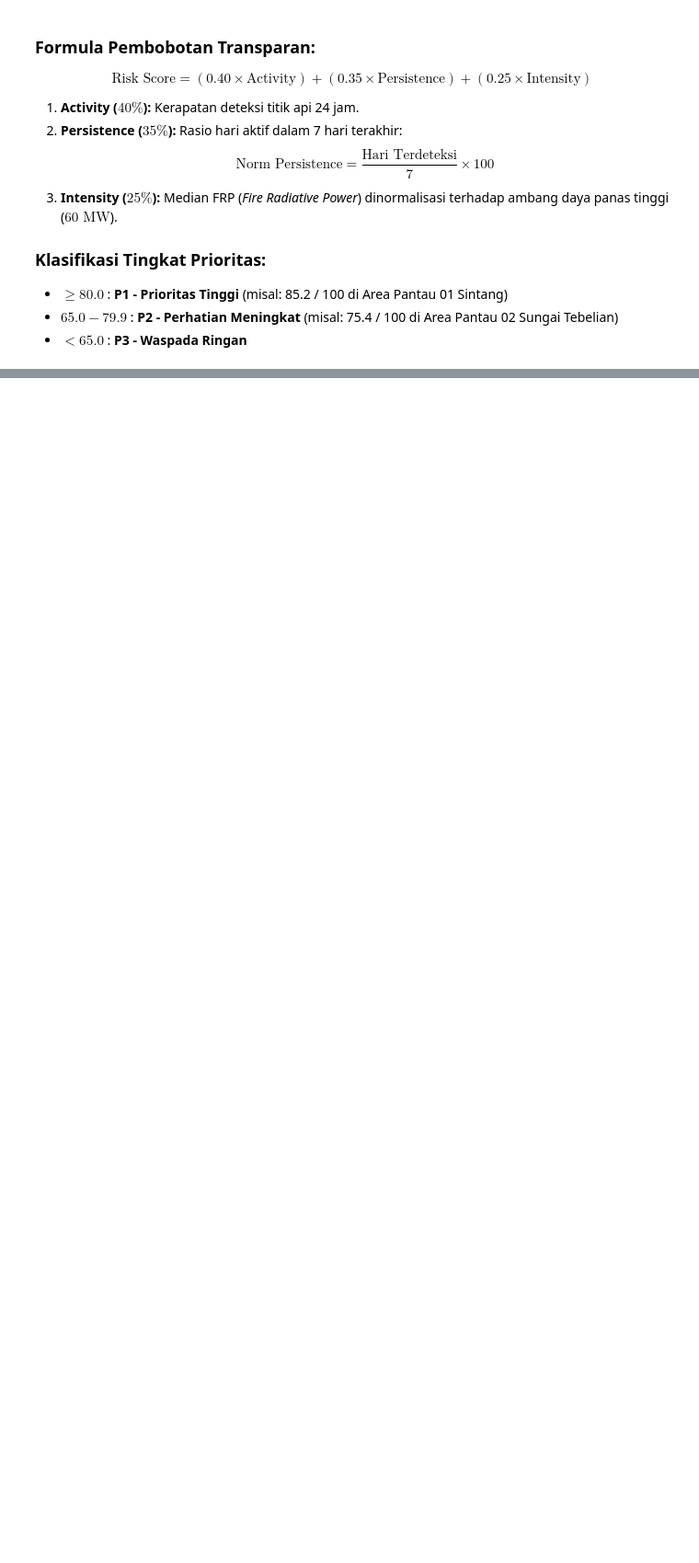
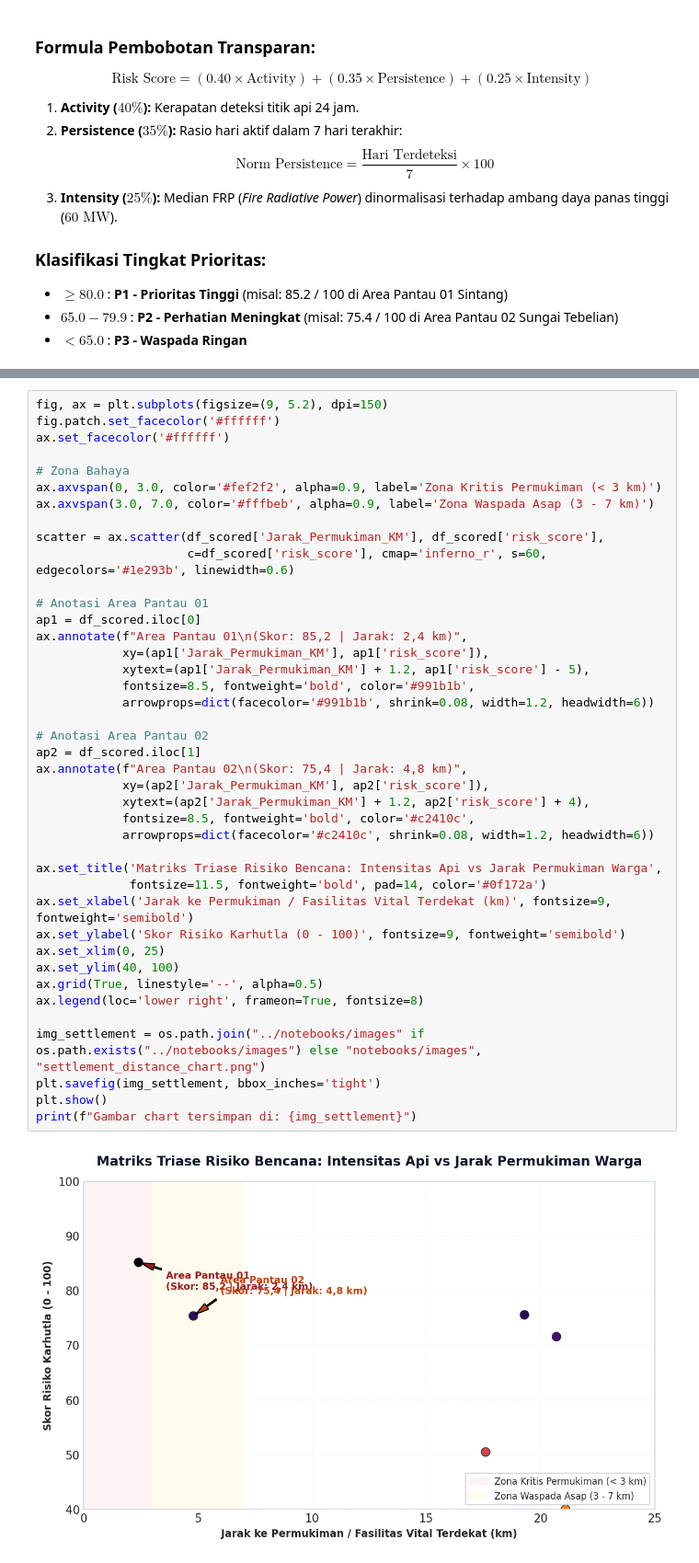
Before and after one commit to onyourjie/prevhut, a Jupyter notebook: notebooks/prevhut_data_modeling.ipynb, the cells around one changed output, grey strips where cells are left out. Shown at 92% size. Drawn from its saved outputs; the diff is of its cells as text; blank space fills up the shorter version.

```diff
--- a/notebooks/prevhut_data_modeling.ipynb
+++ b/notebooks/prevhut_data_modeling.ipynb
@@ -296,0 +446,43 @@ Hasil pemodelan diekspor dalam format JSON standar (`clusters_summary.json`) aga
+# %%
+fig, ax = plt.subplots(figsize=(9, 5.2), dpi=150)
+fig.patch.set_facecolor('#ffffff')
+ax.set_facecolor('#ffffff')
+
+# Zona Bahaya
+ax.axvspan(0, 3.0, color='#fef2f2', alpha=0.9, label='Zona Kritis Permukiman (< 3 km)')
+ax.axvspan(3.0, 7.0, color='#fffbeb', alpha=0.9, label='Zona Waspada Asap (3 - 7 km)')
+
+scatter = ax.scatter(df_scored['Jarak_Permukiman_KM'], df_scored['risk_score'],
+                     c=df_scored['risk_score'], cmap='inferno_r', s=60, edgecolors='#1e293b', linewidth=0.6)
+
+# Anotasi Area Pantau 01
+ap1 = df_scored.iloc[0]
+ax.annotate(f"Area Pantau 01\n(Skor: 85,2 | Jarak: 2,4 km)",
+            xy=(ap1['Jarak_Permukiman_KM'], ap1['risk_score']),
+            xytext=(ap1['Jarak_Permukiman_KM'] + 1.2, ap1['risk_score'] - 5),
+            fontsize=8.5, fontweight='bold', color='#991b1b',
+            arrowprops=dict(facecolor='#991b1b', shrink=0.08, width=1.2, headwidth=6))
+
+# Anotasi Area Pantau 02
+ap2 = df_scored.iloc[1]
+ax.annotate(f"Area Pantau 02\n(Skor: 75,4 | Jarak: 4,8 km)",
+            xy=(ap2['Jarak_Permukiman_KM'], ap2['risk_score']),
+            xytext=(ap2['Jarak_Permukiman_KM'] + 1.2, ap2['risk_score'] + 4),
+            fontsize=8.5, fontweight='bold', color='#c2410c',
+            arrowprops=dict(facecolor='#c2410c', shrink=0.08, width=1.2, headwidth=6))
+
+ax.set_title('Matriks Triase Risiko Bencana: Intensitas Api vs Jarak Permukiman Warga',
+             fontsize=11.5, fontweight='bold', pad=14, color='#0f172a')
+ax.set_xlabel('Jarak ke Permukiman / Fasilitas Vital Terdekat (km)', fontsize=9, fontweight='semibold')
+ax.set_ylabel('Skor Risiko Karhutla (0 - 100)', fontsize=9, fontweight='semibold')
+ax.set_xlim(0, 25)
+ax.set_ylim(40, 100)
+ax.grid(True, linestyle='--', alpha=0.5)
+ax.legend(loc='lower right', frameon=True, fontsize=8)
+
+img_settlement = os.path.join("../notebooks/images" if os.path.exists("../notebooks/images") else "notebooks/images", "settlement_distance_chart.png")
+plt.savefig(img_settlement, bbox_inches='tight')
+plt.show()
+print(f"Gambar chart tersimpan di: {img_settlement}")
+# %% [output]
+[figure, added]
```
Also changed, not shown: parts of 23 cells of this notebook.
